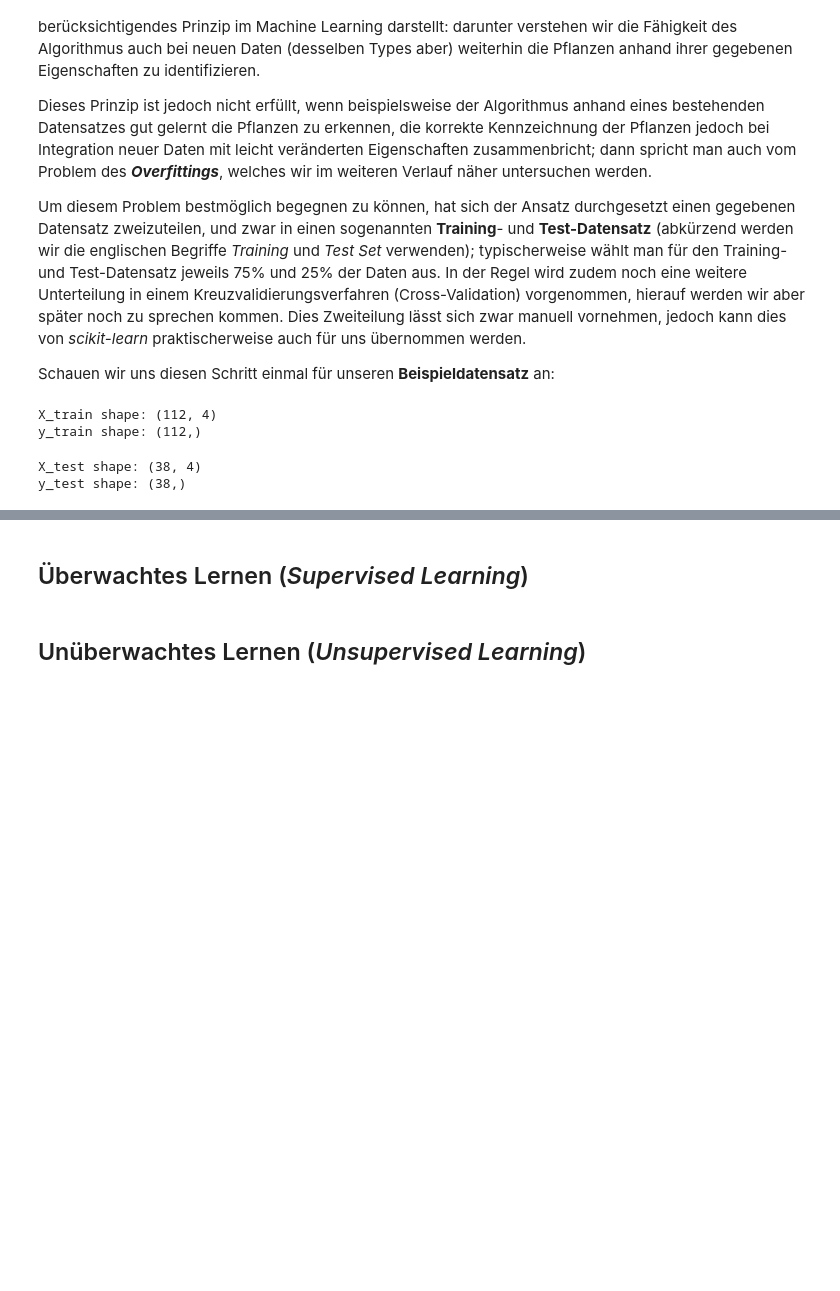
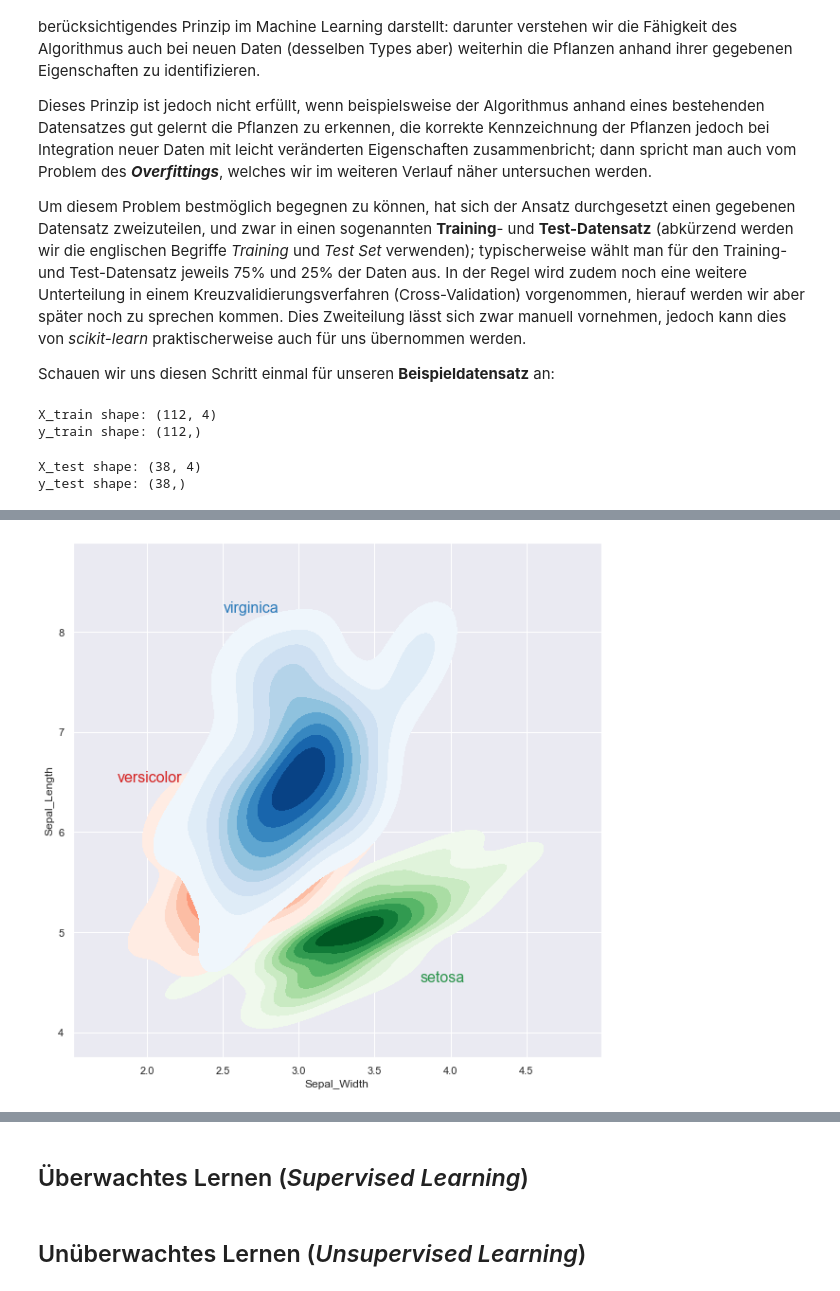
Before and after one commit to athielem/Tutorials_in_German, a Jupyter notebook: Einführung_in_Machine_Learning.ipynb, the cells around one changed output, grey strips where cells are left out. Drawn from its saved outputs; the diff is of its cells as text; code cells hidden in the pictures; blank space fills up the shorter version.

```diff
--- a/Einführung_in_Machine_Learning.ipynb
+++ b/Einführung_in_Machine_Learning.ipynb
@@ -174,0 +196,6 @@ iris_dataframe
+# %%
+# Hier unterscheiden wir nicht nach Training- der Test-Set
+csv_url = 'https://archive.ics.uci.edu/ml/machine-learning-databases/iris/iris.data'
+col_names = ['Sepal_Length','Sepal_Width','Petal_Length','Petal_Width','Class']
+df_iris = pd.read_csv(csv_url, names=col_names)
+df_iris
@@ -174,0 +216,49 @@ iris_dataframe
+# %%
+# Obwohl wir Seaborn verwenden, basiert diese Bibliothek auf Matplotlib,
+# weswegen wir zuerst ein entsprechendes Diagramm als Grundlage erstellen müssen
+import matplotlib.pyplot as plt
+
+# Bestimmte Funktionalitäten scheinen veraltet aber noch funktionsfähig zu sein
+# Die dazugehörigen Warnmeldungen kann man in diesem Fall ignorieren
+import warnings
+warnings.filterwarnings('ignore')
+
+# Legen ein Style für das Layaout fest
+sns.set(style='darkgrid')
+
+# Hiermit greifen wir die konkreten Pflanzen ab
+setosa = df_iris.query("Class=='Iris-setosa'")
+versicolor = df_iris.query("Class=='Iris-versicolor'")
+virginica = df_iris.query("Class=='Iris-virginica'")
+
+# Das ist das "Grundgerüst" für unseren Plot
+# Im Grunde genommen besteht dieses aus einem "Figure" und dazugehörigen Achsen ("Axes")
+# Genaueres zum Matplotlib-Backend gibt es auf der eigenen Website
+f, ax = plt.subplots(figsize=(10, 10))
+
+# Den zuvor erzeugten Achsen fügen wir drei Diagramme hinzu
+# Die Plots erstellen wir mit der "kdeplot"-Methode (auch "Kernel Density Estimation" genannt)
+# Damit kann im Prinzip eine diskrete in eine stetige Verteilung überführen
+# Damit unsere Höhenlinien gleichmäßig dargestellt werden
+# Diese "Gleichmäßigkeit" muss geschätzt werden
+# Die ersten beiden Parameter stehen für die jeweiligen Spalten, wohingegen die weiteren Parameter visueller Natur sind
+ax = sns.kdeplot(setosa.Sepal_Width, setosa.Sepal_Length, cmap="Greens",
+          shade=True, shade_lowest=False)
+ax = sns.kdeplot(versicolor.Sepal_Width, versicolor.Sepal_Length, cmap="Reds",
+          shade=True, shade_lowest=False)
+ax = sns.kdeplot(virginica.Sepal_Width, virginica.Sepal_Length, cmap="Blues",
+          shade=True, shade_lowest=False)
+
+# Wir verwenden spezifische Seaborn-Farben für die Kontur-Plot-Titel
+# Diese setzt sich vereinfacht aus einer Liste mit drei Werten zusammen
+# Diese stellen die RGB-Kombination dar (für "red", "green" und "blue")
+red = sns.color_palette("Reds")[-2]
+blue = sns.color_palette("Blues")[-2]
+green = sns.color_palette("Greens")[-2]
+
+# Das sind die neben den Kontur-Plots die Pflanzenbezeichnungen
+ax.text(2.5, 8.2, "virginica", size=16, color=blue)
+ax.text(1.8, 6.5, "versicolor", size=16, color=red)
+ax.text(3.8, 4.5, "setosa", size=16, color=green);
+# %% [output]
+[figure, added]
```
Also changed, not shown: parts of 9 cells of this notebook.
